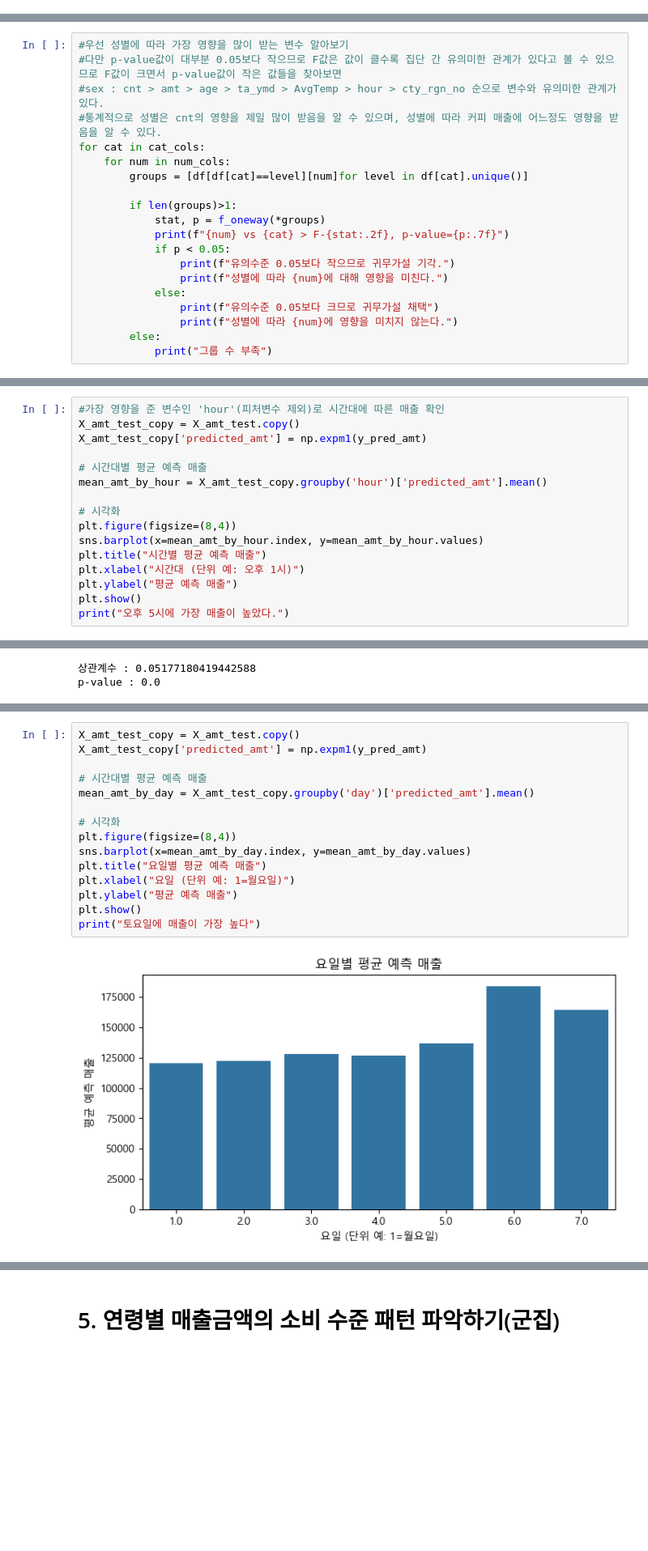
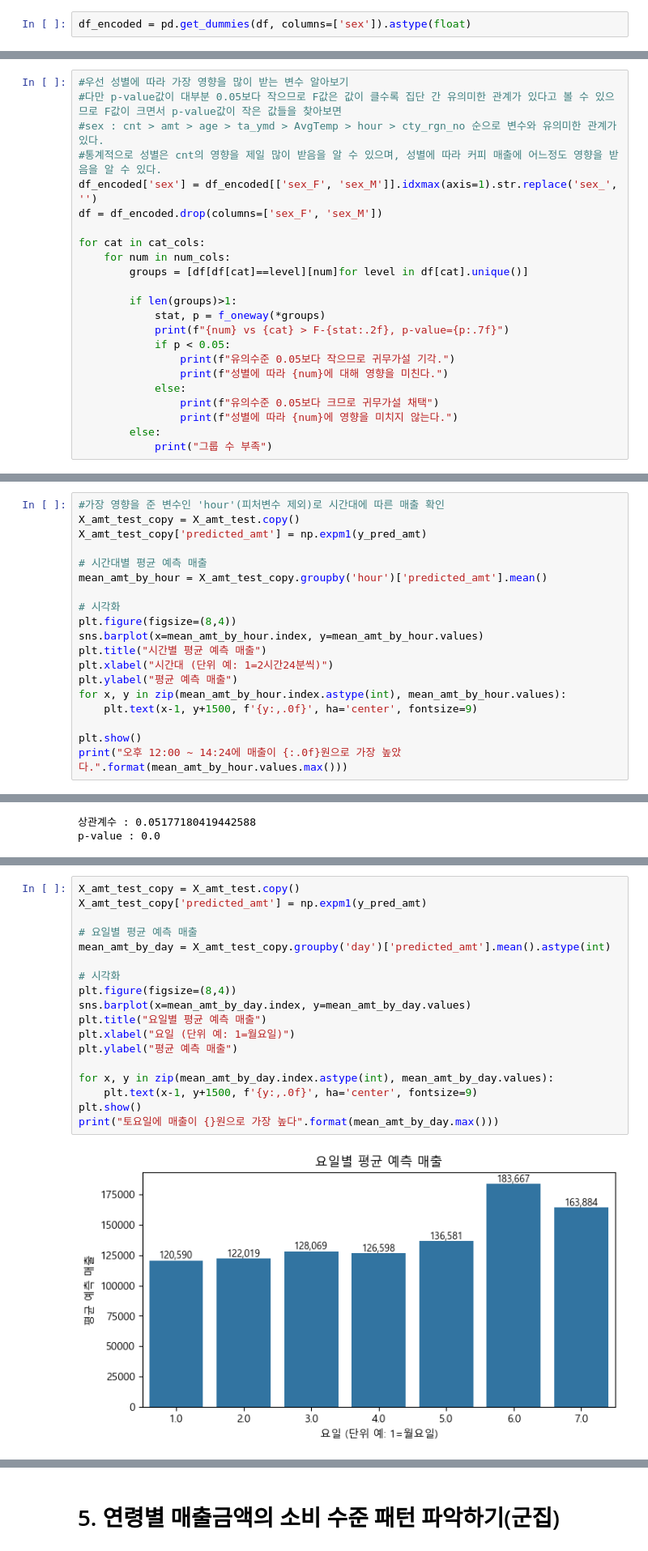
Before and after one commit to ESTCAMP-Team5/first_project, a Jupyter notebook: credit_card_usage_modeling/workspace/EDA/minseok/data/card2.ipynb, the cells around one changed output, grey strips where cells are left out. Shown at 81% size. Saved outputs shown, nothing was run; the diff lists cells and outputs as text; blank space fills up the shorter version.

```diff
--- a/credit_card_usage_modeling/workspace/EDA/minseok/data/card2.ipynb
+++ b/credit_card_usage_modeling/workspace/EDA/minseok/data/card2.ipynb
@@ -221,3 +222,5 @@ print(f"p값 : {p_value}")
 # %% [output]
 상관계수 : 0.01707665463305859
 p값 : 3.8442665126135742e-112
+# %%
+df_encoded = pd.get_dummies(df, columns=['sex']).astype(float)
@@ -231,6 +318,9 @@ p값 : 3.8442665126135742e-112
 #다만 p-value값이 대부분 0.05보다 작으므로 F값은 값이 클수록 집단 간 유의미한 관계가 있다고 볼 수 있으므로 F값이 크면서 p-value값이 작은 값들을 찾아보면
 #sex : cnt > amt > age > ta_ymd > AvgTemp > hour > cty_rgn_no 순으로 변수와 유의미한 관계가 있다.
 #통계적으로 성별은 cnt의 영향을 제일 많이 받음을 알 수 있으며, 성별에 따라 커피 매출에 어느정도 영향을 받음을 알 수 있다.
+df_encoded['sex'] = df_encoded[['sex_F', 'sex_M']].idxmax(axis=1).str.replace('sex_', '')
+df = df_encoded.drop(columns=['sex_F', 'sex_M'])
+
 for cat in cat_cols:
     for num in num_cols:
         groups = [df[df[cat]==level][num]for level in df[cat].unique()]
@@ -359,8 +449,11 @@ mean_amt_by_hour = X_amt_test_copy.groupby('hour')['predicted_amt'].mean()
 plt.figure(figsize=(8,4))
 sns.barplot(x=mean_amt_by_hour.index, y=mean_amt_by_hour.values)
 plt.title("시간별 평균 예측 매출")
-plt.xlabel("시간대 (단위 예: 오후 1시)")
+plt.xlabel("시간대 (단위 예: 1=2시간24분씩)")
 plt.ylabel("평균 예측 매출")
+for x, y in zip(mean_amt_by_hour.index.astype(int), mean_amt_by_hour.values):
+    plt.text(x-1, y+1500, f'{y:,.0f}', ha='center', fontsize=9)
+
 plt.show()
-print("오후 5시에 가장 매출이 높았다.")
+print("오후 12:00 ~ 14:24에 매출이 {:.0f}원으로 가장 높았다.".format(mean_amt_by_hour.values.max()))
 # %% [output]
@@ -527,17 +620,20 @@ R^2 (amt): 0.5964779962349485
 # %%
 X_amt_test_copy = X_amt_test.copy()
 X_amt_test_copy['predicted_amt'] = np.expm1(y_pred_amt)
 
-# 시간대별 평균 예측 매출
-mean_amt_by_day = X_amt_test_copy.groupby('day')['predicted_amt'].mean()
+# 요일별 평균 예측 매출
+mean_amt_by_day = X_amt_test_copy.groupby('day')['predicted_amt'].mean().astype(int)
 
 # 시각화
 plt.figure(figsize=(8,4))
 sns.barplot(x=mean_amt_by_day.index, y=mean_amt_by_day.values)
 plt.title("요일별 평균 예측 매출")
 plt.xlabel("요일 (단위 예: 1=월요일)")
 plt.ylabel("평균 예측 매출")
+
+for x, y in zip(mean_amt_by_day.index.astype(int), mean_amt_by_day.values):
+    plt.text(x-1, y+1500, f'{y:,.0f}', ha='center', fontsize=9)
 plt.show()
-print("토요일에 매출이 가장 높다")
+print("토요일에 매출이 {}원으로 가장 높다".format(mean_amt_by_day.max()))
 # %% [output]
-[figure, old version]
+[figure, new version]
```
Also changed, not shown: parts of 16 cells of this notebook.
